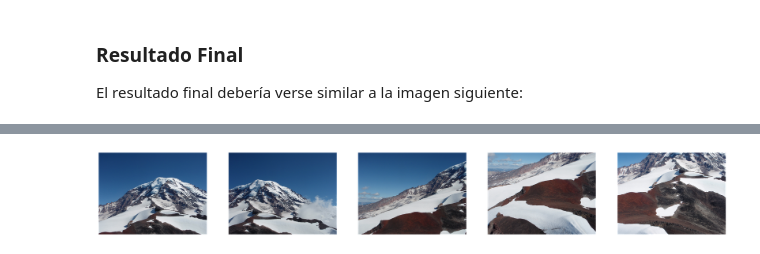
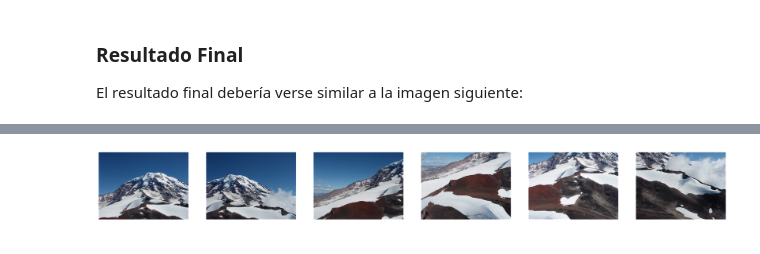
Before and after one commit to SQuincke/obligatorio-cv, a Jupyter notebook: Image Stiching.ipynb, the cells around one changed output, grey strips where cells are left out. Cells and saved outputs as stored; diff of their text form; code cells hidden in the pictures.

```diff
--- a/Image Stiching.ipynb
+++ b/Image Stiching.ipynb
@@ -89,11 +197,11 @@ image_files_list = sorted(glob(os.path.join('images','Rainier*')))
 # %%
-images_list = [cv2.cvtColor(cv2.imread(image_file),cv2.COLOR_BGR2RGB) for image_file in image_files_list]
-fig, axs = plt.subplots(1,5,figsize=(30,8))
-for ax,img in zip(axs,images_list):
+images_list = [cv2.cvtColor(cv2.imread(image_file), cv2.COLOR_BGR2RGB) for image_file in image_files_list]
+fig, axs = plt.subplots(1, 6, figsize=(30, 8))
+for ax, img in zip(axs, images_list):
     ax.imshow(img)
     ax.axis('off')
 # %% [output]
-[figure, old version]
+[figure, new version]
 # %%
 #Pasar Imagenes a gris y poner en un background negro
 
```
Also changed, not shown: parts of 17 cells of this notebook.
